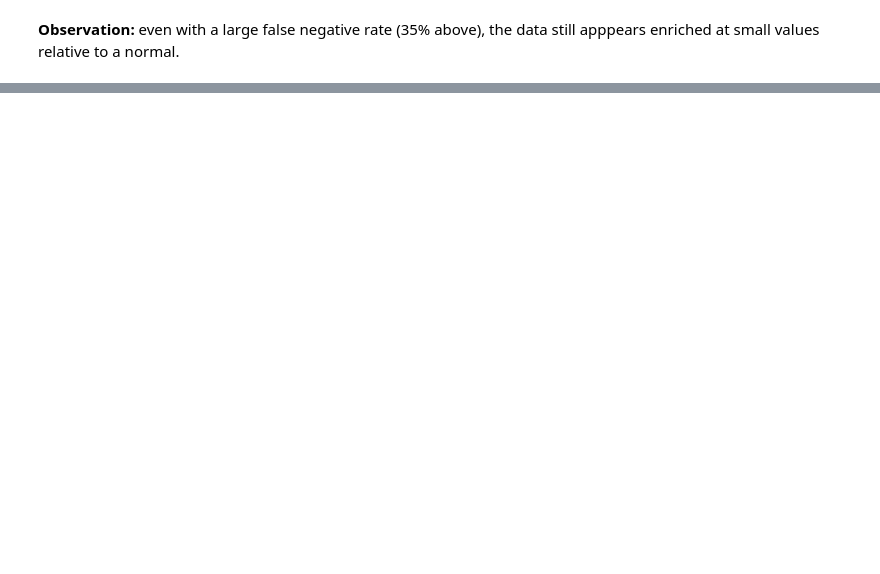
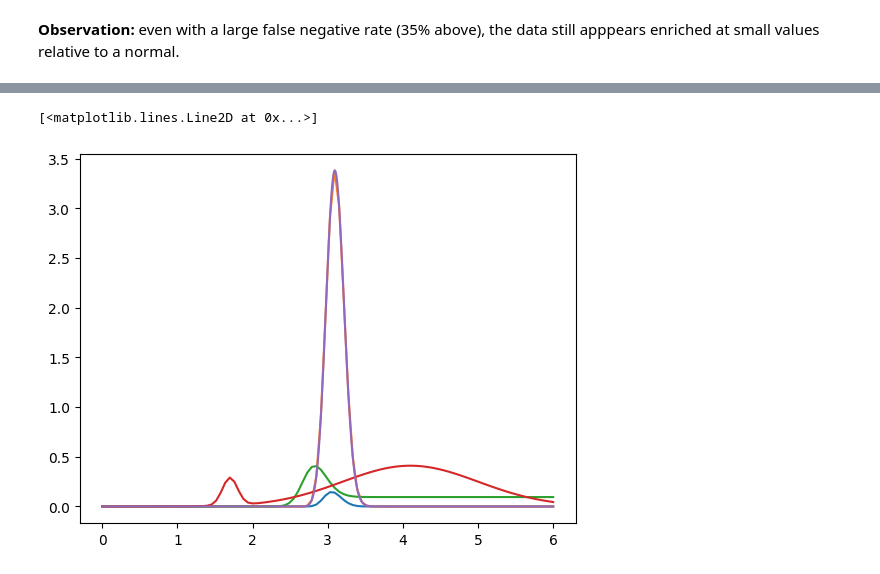
Before and after one commit to tanderson11/hiv-transmission-parameters, a Jupyter notebook: Blanquart/blanquart_analysis.ipynb, the cells around one changed output, grey strips where cells are left out. Cells and saved outputs as stored; diff of their text form; code cells hidden in the pictures; blank space fills up the shorter version.

Commit message:
Convolutions fully implemented.

```diff
--- a/Blanquart/blanquart_analysis.ipynb
+++ b/Blanquart/blanquart_analysis.ipynb
@@ -255,0 +351,6 @@ ie the probability that the value of $n - k$ convolutions of $X$ produces $(n -
+# %%
+theta_obs = ThetaObs(0.0206, 0.25)
+theta_pop = ThetaPop(0.07, np.log10(50), 0.1, 4.1, 0.9036287353551126)
+# %%
+row = df.iloc[0]
+row['n.vl'], row['n.vl'] - row['n.vl.ur'], row['spvl.ur']
@@ -255,0 +359,5 @@ ie the probability that the value of $n - k$ convolutions of $X$ produces $(n -
+# %%
+_, f = get_integrand(row['n.vl'], row['n.vl'] - row['n.vl.ur'], row['spvl.ur'], theta_obs, theta_pop)
+
+x = np.linspace(0, 6.0, 100)
+y = [f(x) for x in x]
@@ -255,0 +368,4 @@ ie the probability that the value of $n - k$ convolutions of $X$ produces $(n -
+# %%
+z = build_convolution(row['spvl.ur'], theta_obs.sigma_noise, LLD, 4)
+print(z)
+x2 = np.linspace(0.0, 6.0, 10000)
@@ -255,0 +393,6 @@ ie the probability that the value of $n - k$ convolutions of $X$ produces $(n -
+# %%
+plt.plot(x, y)
+plt.plot(x2, [z(a) for a in x2])
+# %% [output]
+[<matplotlib.lines.Line2D at 0x...>]
+[figure, added]
```
Also changed, not shown: parts of 26 cells of this notebook.
